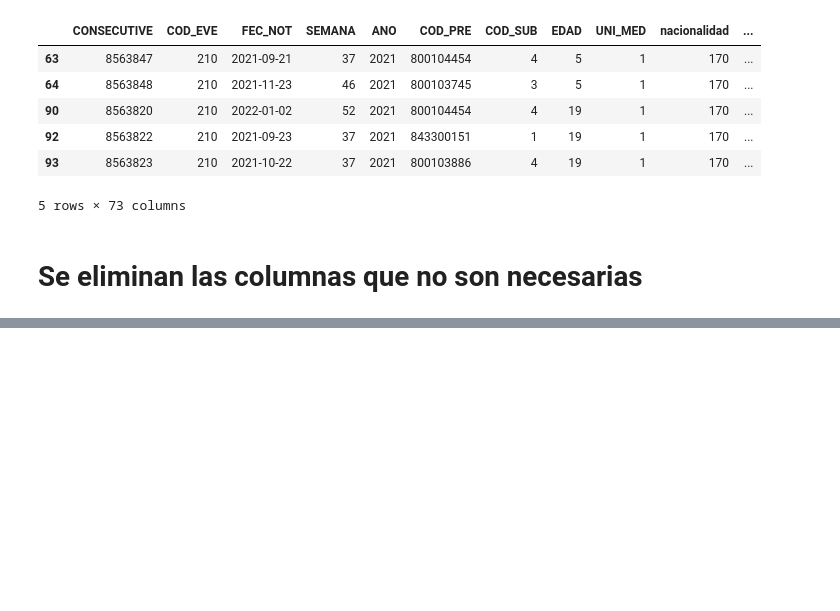
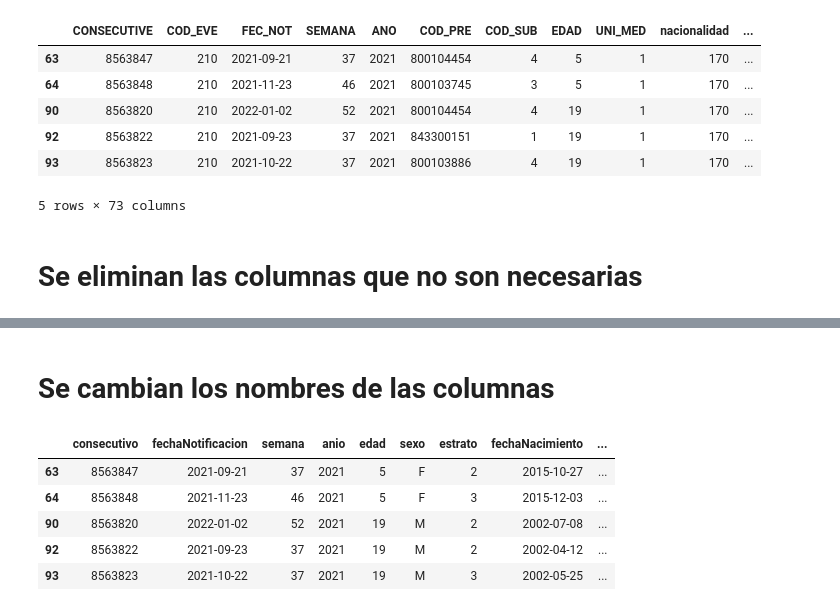
Before and after one commit to MarcoSuarezECCI/SeminarioBigData, a Jupyter notebook: AI_ETL.ipynb, the cells around one changed output, grey strips where cells are left out. Drawn from its saved outputs; the diff is of its cells as text; code cells hidden in the pictures; blank space fills up the shorter version.

```diff
--- a/AI_ETL.ipynb
+++ b/AI_ETL.ipynb
@@ -80,0 +88,30 @@ df_limpiado.head()
+# %% [markdown]
+# Se cambian los nombres de las columnas
+# %%
+nuevos_nombres = {
+    'CONSECUTIVE': 'consecutivo',
+    'FEC_NOT': 'fechaNotificacion',
+    'SEMANA': 'semana',
+    'ANO': 'anio',
+    'EDAD': 'edad',
+    'SEXO': 'sexo',
+    'estrato': 'estrato',
+    'FECHA_NTO': 'fechaNacimiento',
+    'nom_est_f_caso': 'estadoCaso',
+    'Nom_upgd': 'nombreUnidad',
+    'Pais_ocurrencia': 'pais',
+    'Nombre_evento': 'evento',
+    'Departamento_ocurrencia': 'departamento',
+    'Municipio_ocurrencia': 'municipio'
+}
+
+df_ajuste = df_limpiado.rename(columns=nuevos_nombres)
+
+df_ajuste.head()
+# %% [output]
+|  | consecutivo | fechaNotificacion | semana | anio | edad | sexo | estrato | fechaNacimiento | ... |
+| 63 | 8563847 | 2021-09-21 | 37 | 2021 | 5 | F | 2 | 2015-10-27 | ... |
+| 64 | 8563848 | 2021-11-23 | 46 | 2021 | 5 | F | 3 | 2015-12-03 | ... |
+| 90 | 8563820 | 2022-01-02 | 52 | 2021 | 19 | M | 2 | 2002-07-08 | ... |
+| 92 | 8563822 | 2021-09-23 | 37 | 2021 | 19 | M | 2 | 2002-04-12 | ... |
+| 93 | 8563823 | 2021-10-22 | 37 | 2021 | 19 | M | 3 | 2002-05-25 | ... |
```
Also changed, not shown: parts of 3 cells of this notebook.
